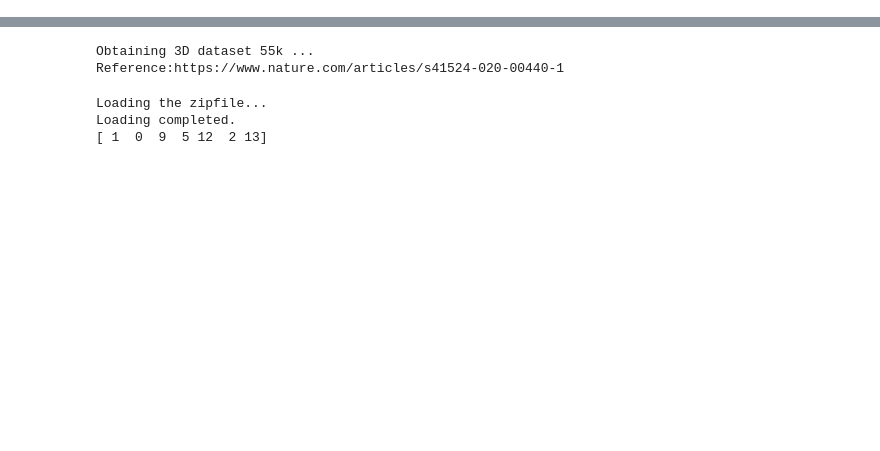
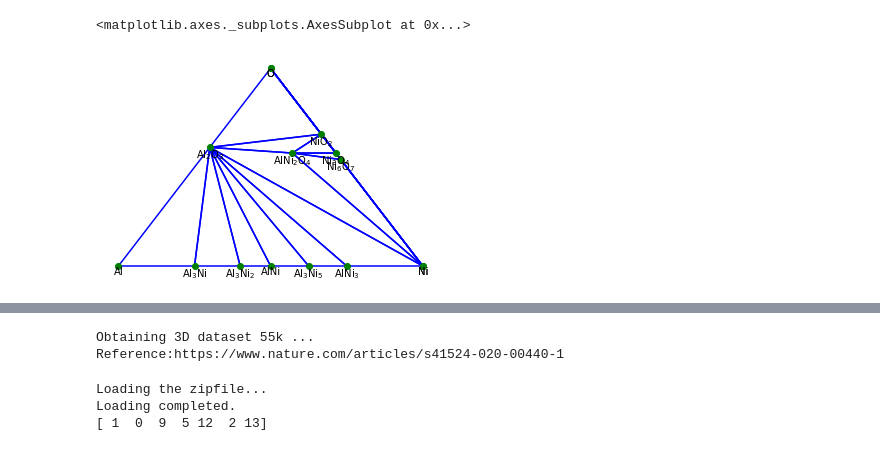
Before and after one commit to JARVIS-Materials-Design/jarvis-tools-notebooks, a Jupyter notebook: jarvis-tools-notebooks/ConvexHull.ipynb, the cells around one changed output, grey strips where cells are left out. Drawn from its saved outputs; the diff is of its cells as text; code cells hidden in the pictures; blank space fills up the shorter version.

```diff
--- a/jarvis-tools-notebooks/ConvexHull.ipynb
+++ b/jarvis-tools-notebooks/ConvexHull.ipynb
@@ -22,0 +59,17 @@ Successfully installed jarvis-tools-2022.1.10 spglib-1.16.3 xmltodict-0.12.0
+# %%
+from jarvis.analysis.thermodynamics.energetics import PhaseDiagram
+system=['Ni','Al','O']
+z=[]
+for i in dataset:
+    formula = i["formula"]
+    comp = Composition.from_string(formula)
+    atom_frac = comp.atomic_fraction
+    all_elms = list(comp.to_dict())
+    if (set(all_elms)).issubset(set(system)):
+        z.append([i['formula'],i['formation_energy_peratom'],i['jid']])
+
+pdj=PhaseDiagram(z,only_plot_stable=True)
+pdj.plot()
+# %% [output]
+<matplotlib.axes._subplots.AxesSubplot at 0x...>
+[figure, added]
```
Also changed, not shown: parts of 7 cells of this notebook.
